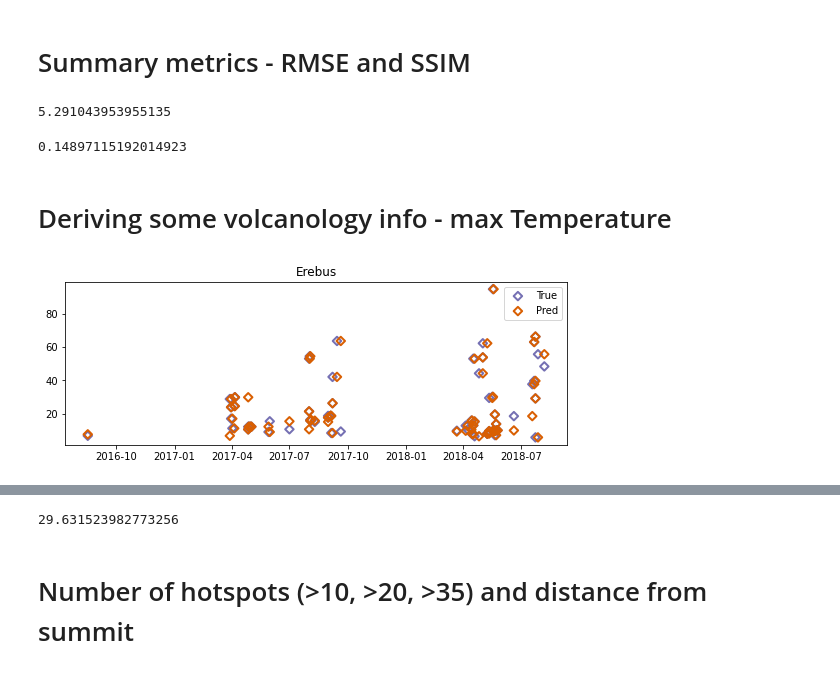
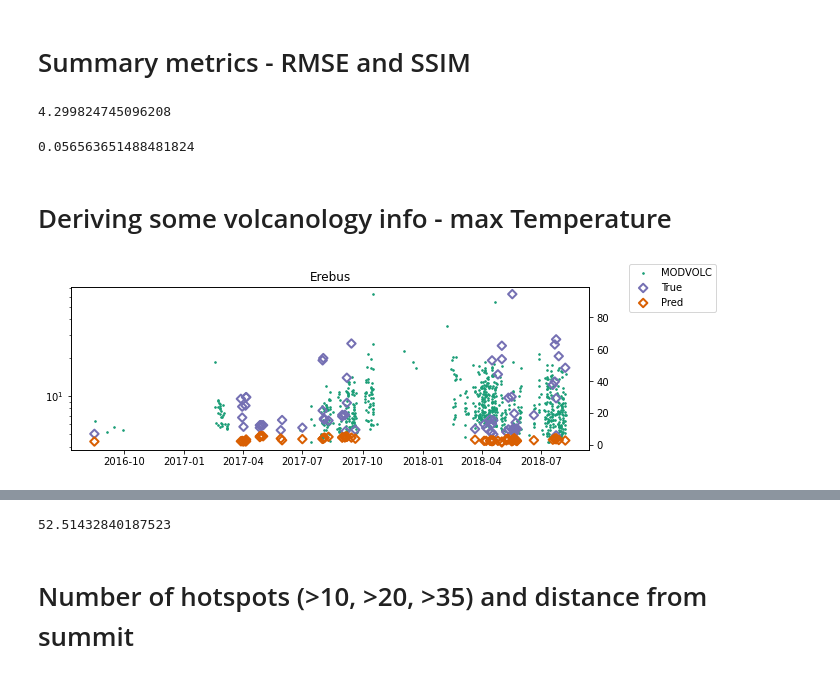
Before and after one commit to jdiaz4302/VolcanoesIR, a Jupyter notebook: 999_Analyze_Results.ipynb, the cells around one changed output, grey strips where cells are left out. Cells and saved outputs as stored; diff of their text form; code cells hidden in the pictures.

Commit message:
Added supplementary excess temperature data from MODVOLC

```diff
--- a/999_Analyze_Results.ipynb
+++ b/999_Analyze_Results.ipynb
@@ -7,10 +7,10 @@ mpl.rc('image', cmap='gist_gray')
 import pandas as pd
 import datetime
 # %%
-valid_pred = "Organized_Outputs/3_Level2_Data/ConvLSTM_Dims/Identity/valid_prediction1 (6).npy"
-valid_true = "Organized_Outputs/3_Level2_Data/ConvLSTM_Dims/Identity/valid_truth1 (6).npy"
-train_pred = "Organized_Outputs/3_Level2_Data/ConvLSTM_Dims/Identity/train_prediction1 (7).npy"
-train_true = "Organized_Outputs/3_Level2_Data/ConvLSTM_Dims/Identity/train_truth1 (7).npy"
+valid_pred = "Organized_Outputs/3_Level2_Data/ConvLSTM_Dims/ConvLSTM/valid_prediction0.1 (7).npy"
+valid_true = "Organized_Outputs/3_Level2_Data/ConvLSTM_Dims/ConvLSTM/valid_truth0.1 (7).npy"
+train_pred = "Organized_Outputs/3_Level2_Data/ConvLSTM_Dims/ConvLSTM/train_prediction0.1 (7).npy"
+train_true = "Organized_Outputs/3_Level2_Data/ConvLSTM_Dims/ConvLSTM/train_truth0.1 (7).npy"
 # %%
 volcs = ["Erebus", "ErtaAle", "Etna", "Kilauea", "Masaya",
          "Nyamuragira", "Nyiragongo", "Pacaya", "Puuoo"]
@@ -79,7 +79,7 @@ for i in range(10):
 # %%
 np.sqrt(np.sum((true - preds)**2) / len(true.flatten()))
 # %% [output]
-5.291043953955135
+4.299824745096208
 # %%
 from skimage.metrics import structural_similarity as ssim
 # %%
@@ -89,7 +89,7 @@ for i in range(preds.shape[0]):
 # %%
 np.mean(ssim_sk_ls)
 # %% [output]
-0.14897115192014923
+0.056563651488481824
 # %% [markdown]
 # Deriving some volcanology info - max Temperature
 # %%
@@ -105,37 +105,49 @@ for i in range(len(preds)):
 last_break = 0
 count = 0
 for breaks in breakpoints:
 
     obs_subset = max_T_ls[last_break:breaks]
     pred_subset = max_T_ls2[last_break:breaks]
 
     vol = volcs[count]
     good_df = pd.read_csv('data/' + vol + '/good_df.csv')
     if vol == 'Erebus':
         good_df['acquisition_datetimes'] = [file.split('_')[2] for file in good_df['nighttime_volcano_files']]
         good_df = good_df[good_df.acquisition_datetimes != '00304102013143221']
         good_df = good_df[good_df.acquisition_datetimes != '00308162018142109']
         good_df = good_df.reset_index()
     dates = [datetime.datetime.strptime(date, '%Y-%m-%d') for date in good_df['dates']]
     # Reproducing index choosing from training script
     train_percent = 0.70
     out_samp_perc = 0.15
     num_input_scenes = 6
     train_n = int(np.floor((len(good_df) - num_input_scenes)*train_percent))
     out_n = int(np.floor((len(good_df) - num_input_scenes)*out_samp_perc))
     df_start = train_n + num_input_scenes
     df_end = train_n + out_n + num_input_scenes
     # Getting the dates for the validation sets' y indices
     relevant_dates = dates[df_start:df_end]
 
-    plt.figure(figsize = (9, 3))
-    #fmt_half_year = mdates.MonthLocator(interval=12)
-    #axarr[0].xaxis.set_major_locator(fmt_half_year)
-    plt.scatter(relevant_dates, obs_subset, label = 'True', linewidth = 2, edgecolor = '#7570b3', color = 'none', marker = 'D')
-    plt.scatter(relevant_dates, pred_subset, label = 'Pred', linewidth = 2, edgecolor = '#d95f02', color = 'none', marker = 'D')
-    plt.legend()
+    fig, ax1 = plt.subplots()
+    fig.set_figheight(3)
+    fig.set_figwidth(9)
+    fig.subplots_adjust(left = 0, right = 0.8)
+    # Getting supplementary modvolc data if available
+    if vol != 'Puuoo':
+        modvolc_alerts_fn = 'supplementary_data/modvolc_alerts/modis_alert_data_' + vol + '.txt'
+        modvolc_alerts_df = pd.read_csv(modvolc_alerts_fn, sep = '\s+')
+        modvolc_dates = [datetime.datetime.utcfromtimestamp(date) for date in modvolc_alerts_df['UNIX_Time']]
+        ax1.scatter(modvolc_dates, modvolc_alerts_df['Excess'], s = 10, color = '#1b9e77', marker = '.', label = 'MODVOLC')
+        ax1.set_yscale('log')
+        ax2 = ax1.twinx()
+        ax2.scatter(relevant_dates, obs_subset, label = 'True', linewidth = 2, edgecolor = '#7570b3', color = 'none', marker = 'D')
+        ax2.scatter(relevant_dates, pred_subset, label = 'Pred', linewidth = 2, edgecolor = '#d95f02', color = 'none', marker = 'D')
+    else:
+        ax1.scatter(relevant_dates, obs_subset, label = 'True', linewidth = 2, edgecolor = '#7570b3', color = 'none', marker = 'D')
+        ax1.scatter(relevant_dates, pred_subset, label = 'Pred', linewidth = 2, edgecolor = '#d95f02', color = 'none', marker = 'D')
+    fig.legend()
     plt.title(vol);
     last_break = breaks
     count += 1
 # %% [output]
-[figure, old version]
+[figure, new version]
@@ -152,7 +164,7 @@ max_T_ls = np.asarray(max_T_ls)
 max_T_ls2 = np.asarray(max_T_ls2)
 np.sqrt(np.sum((max_T_ls - max_T_ls2)**2) / len(max_T_ls))
 # %% [output]
-29.631523982773256
+52.51432840187523
 # %% [markdown]
 # Number of hotspots (>10, >20, >35) and distance from summit
 # %%
```
Also changed, not shown: parts of 10 cells of this notebook.
